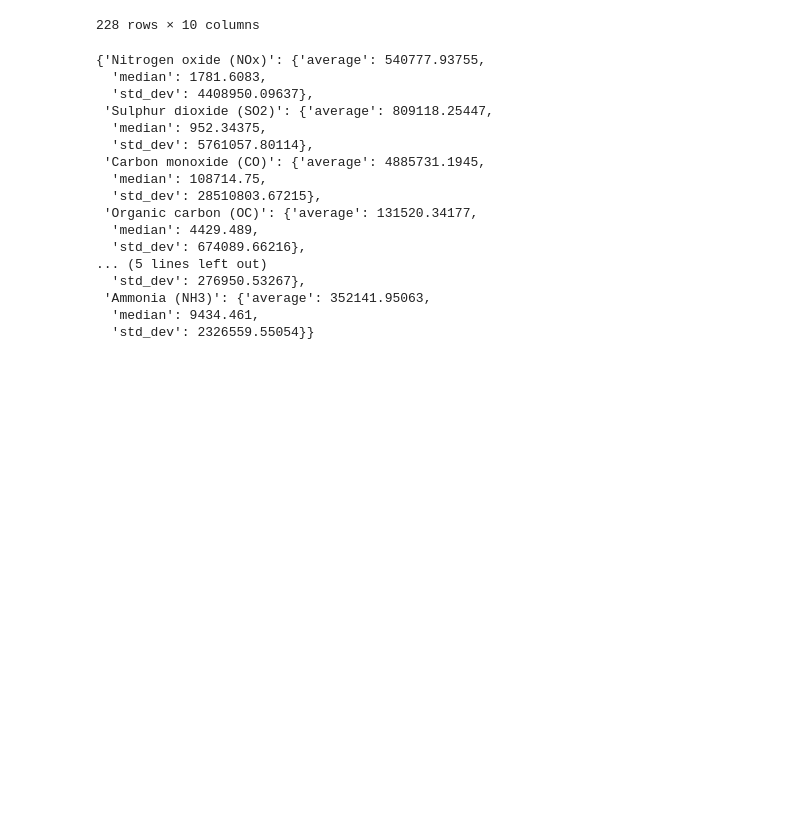
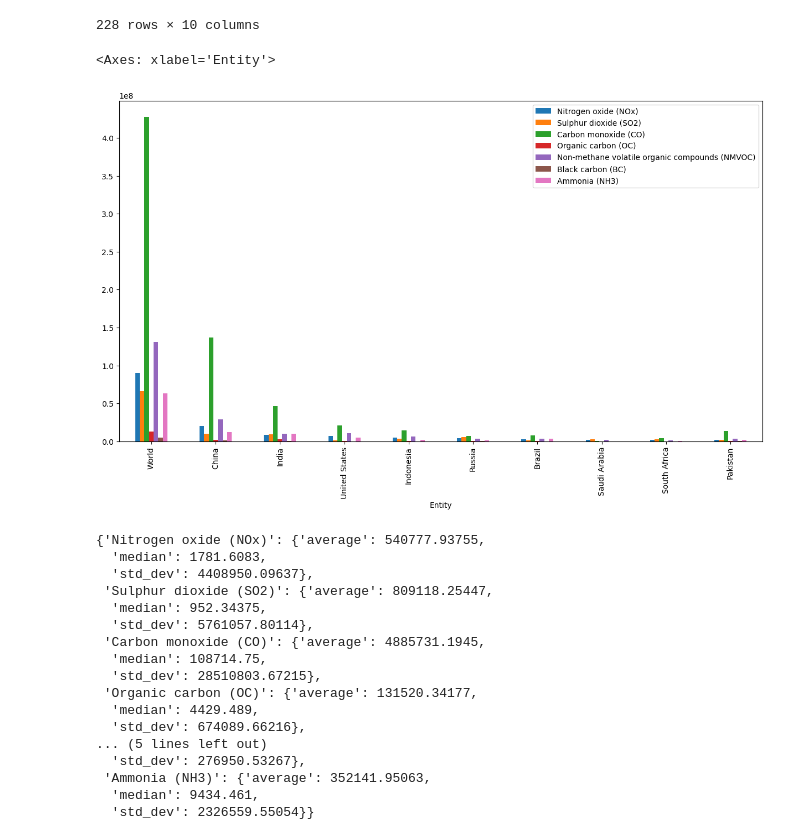
Before and after one commit to kineo-ai/hvv-case-study, a Jupyter notebook: notebooks/2024-09-11-DataExploration.ipynb, the cells around one changed output. Drawn from its saved outputs; the diff is of its cells as text; code cells hidden in the pictures; blank space fills up the shorter version.

Commit message:
Plotting example statistics for given year

```diff
--- a/notebooks/2024-09-11-DataExploration.ipynb
+++ b/notebooks/2024-09-11-DataExploration.ipynb
@@ -59,6 +59,19 @@ filtered_df[filtered_df["Code"].isna()]
 | 43010 | Timor | NaN | 2021 | 4823.182000 | 1006.717600 | 10652.4170 | ... |
 | 43011 | Timor | NaN | 2022 | 4958.444000 | 1035.104200 | 10531.8360 | ... |
 228 rows × 10 columns
+# %%
+# checking plot if given year, the distribution of the metrics over all entities
+
+filtered_df = filtered_df[filtered_df["Year"] == 2020]
+
+# sort values by the metric
+filtered_df = filtered_df.sort_values(by=["Nitrogen oxide (NOx)"], ascending=False)
+
+# plot the top 10 entities
+filtered_df.head(10).plot(x="Entity", y=["Nitrogen oxide (NOx)", "Sulphur dioxide (SO2)", "Carbon monoxide (CO)", "Organic carbon (OC)", "Non-methane volatile organic compounds (NMVOC)", "Black carbon (BC)", "Ammonia (NH3)"], kind="bar", figsize=(15, 8))
+# %% [output]
+<Axes: xlabel='Entity'>
+[figure, added]
 # %%
 filtered_df = filtered_df[filtered_df["Entity"] == "Germany"]
 rounding_digits = 5
```
